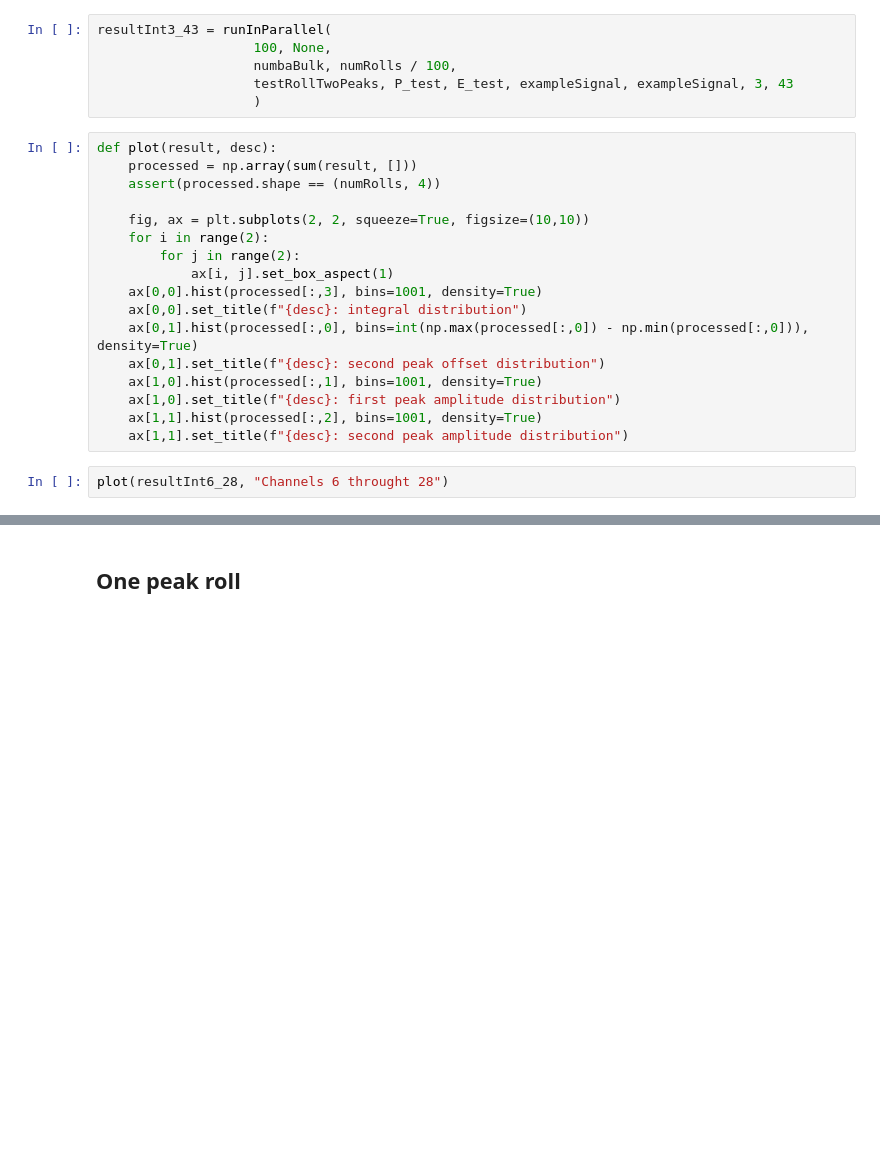
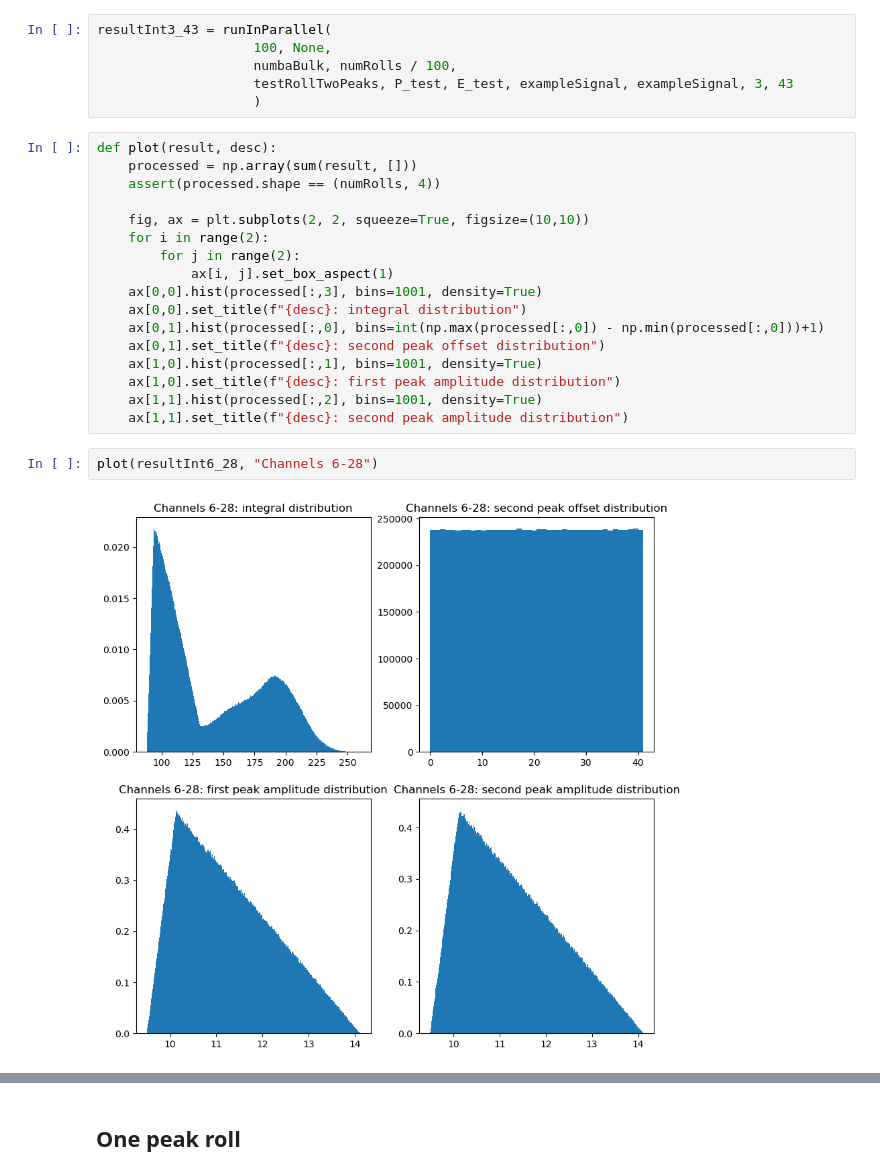
Before and after one commit to GregTheMadMonk/edu-28, a Jupyter notebook: edu-28.ipynb, the cells around one changed output, grey strips where cells are left out. Saved outputs shown, nothing was run; the diff lists cells and outputs as text; blank space fills up the shorter version.

```diff
--- a/edu-28.ipynb
+++ b/edu-28.ipynb
@@ -274,12 +274,14 @@ def plot(result, desc):
             ax[i, j].set_box_aspect(1)
     ax[0,0].hist(processed[:,3], bins=1001, density=True)
     ax[0,0].set_title(f"{desc}: integral distribution")
-    ax[0,1].hist(processed[:,0], bins=int(np.max(processed[:,0]) - np.min(processed[:,0])), density=True)
+    ax[0,1].hist(processed[:,0], bins=int(np.max(processed[:,0]) - np.min(processed[:,0]))+1)
     ax[0,1].set_title(f"{desc}: second peak offset distribution")
     ax[1,0].hist(processed[:,1], bins=1001, density=True)
     ax[1,0].set_title(f"{desc}: first peak amplitude distribution")
     ax[1,1].hist(processed[:,2], bins=1001, density=True)
     ax[1,1].set_title(f"{desc}: second peak amplitude distribution")
 # %%
-plot(resultInt6_28, "Channels 6 throught 28")
+plot(resultInt6_28, "Channels 6-28")
+# %% [output]
+[figure, added]
 # %%
```
Also changed, not shown: parts of 14 cells of this notebook.
